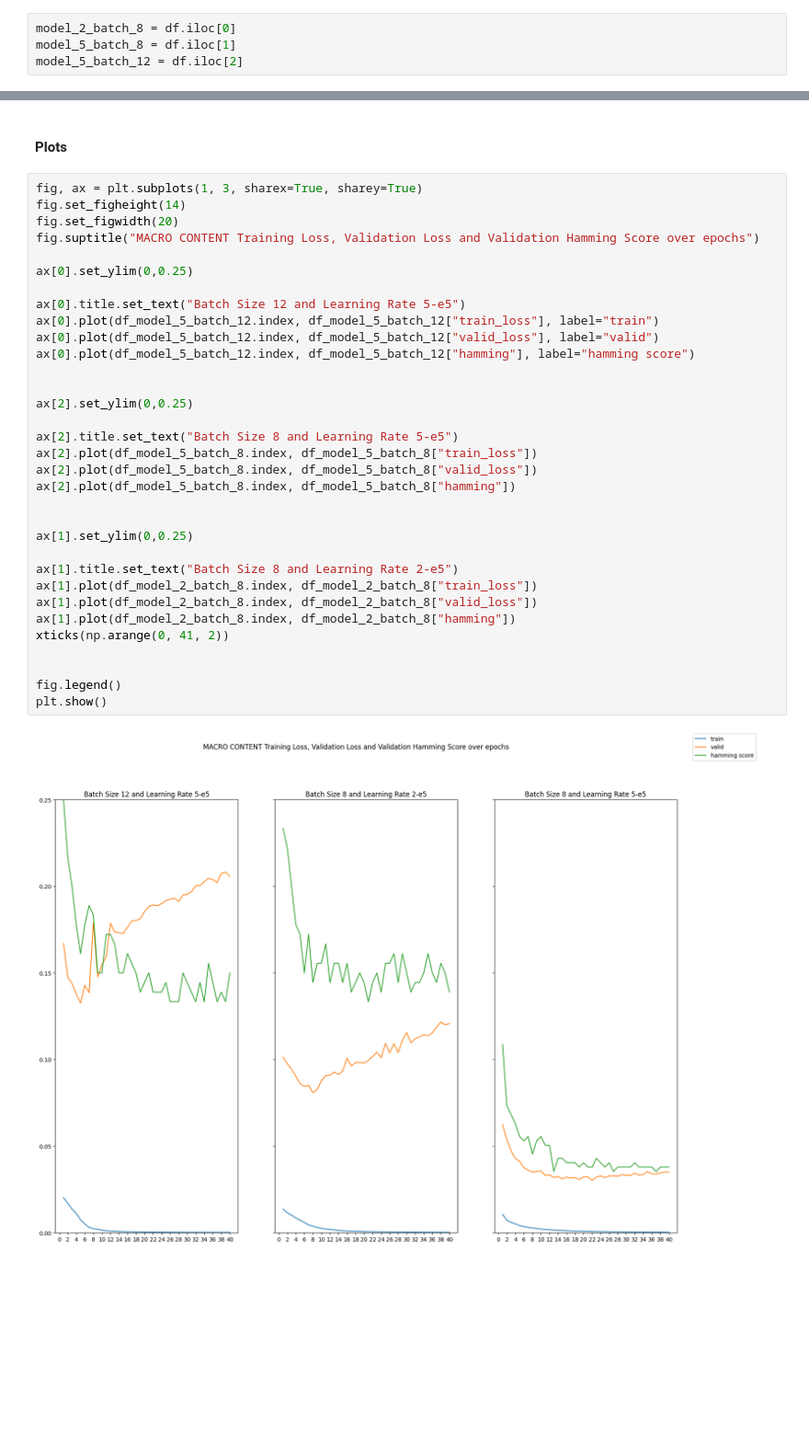
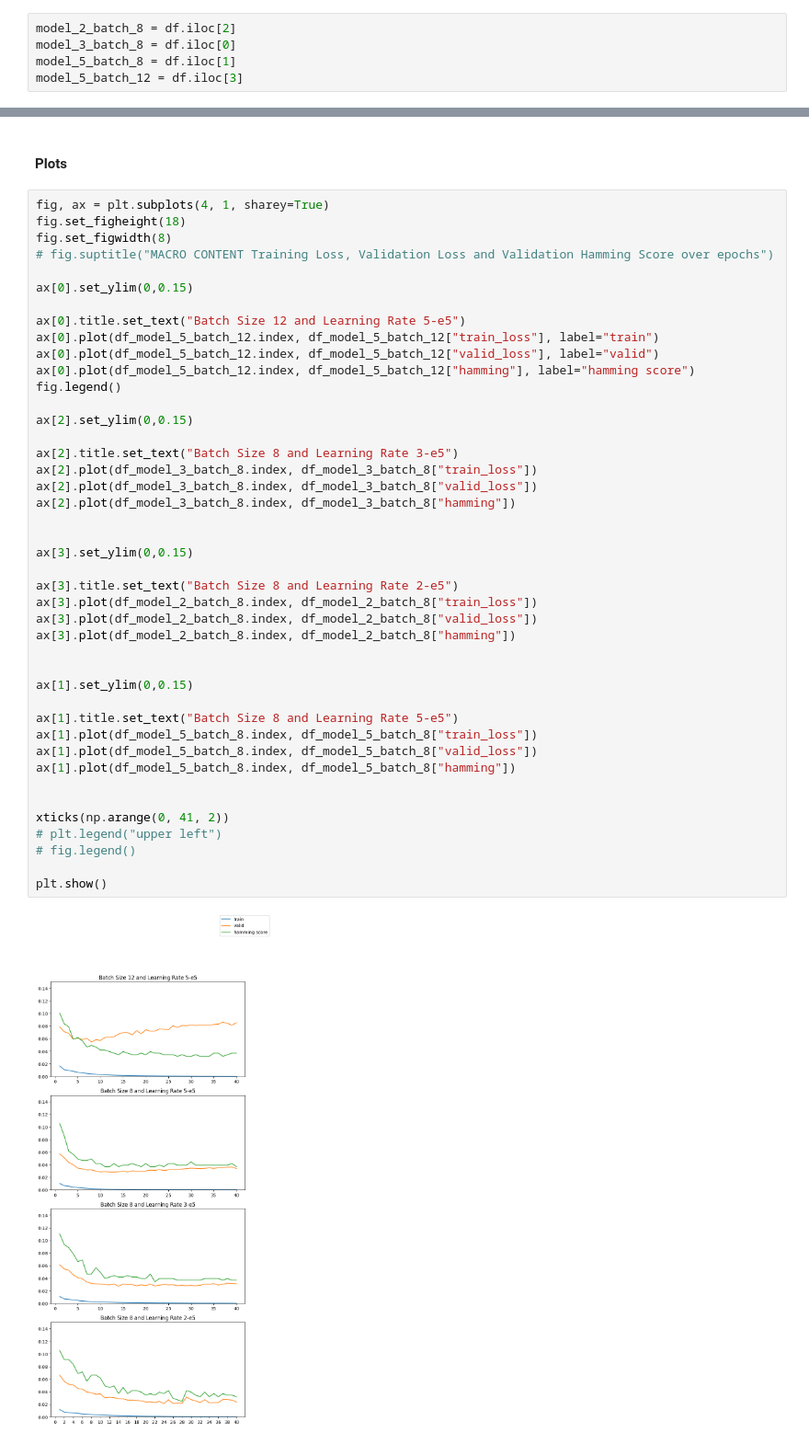
Before and after one commit to alberto-lorente/RorschIA_07-04, a Jupyter notebook: Gridsearch results/Final candidate models/Analysis of Gridserch Results.ipynb, the cells around one changed output, grey strips where cells are left out. Shown at 92% size. Cells and saved outputs as stored; diff of their text form; blank space fills up the shorter version.

```diff
--- a/Gridsearch results/Final candidate models/Analysis of Gridserch Results.ipynb
+++ b/Gridsearch results/Final candidate models/Analysis of Gridserch Results.ipynb
@@ -388,7 +381,8 @@ df_best[filter_columns].sort_values(["test_loss"], ascending=True)
 # %%
-model_2_batch_8 = df.iloc[0]
+model_2_batch_8 = df.iloc[2]
+model_3_batch_8 = df.iloc[0]
 model_5_batch_8 = df.iloc[1]
-model_5_batch_12 = df.iloc[2]
+model_5_batch_12 = df.iloc[3]
 # %%
 df_model_2_batch_8 = get_train_val_metric_df(model_2_batch_8)
 df_model_3_batch_8 = get_train_val_metric_df(model_3_batch_8)
@@ -396,37 +393,47 @@ df_model_5_batch_12 = get_train_val_metric_df(model_5_batch_12)
 # %% [markdown]
 #### Plots
 # %%
-fig, ax = plt.subplots(1, 3, sharex=True, sharey=True)
-fig.set_figheight(14)
-fig.set_figwidth(20)
-fig.suptitle("MACRO CONTENT Training Loss, Validation Loss and Validation Hamming Score over epochs")
+fig, ax = plt.subplots(4, 1, sharey=True)
+fig.set_figheight(18)
+fig.set_figwidth(8)
+# fig.suptitle("MACRO CONTENT Training Loss, Validation Loss and Validation Hamming Score over epochs")
 
-ax[0].set_ylim(0,0.25)
+ax[0].set_ylim(0,0.15)
 
 ax[0].title.set_text("Batch Size 12 and Learning Rate 5-e5")
 ax[0].plot(df_model_5_batch_12.index, df_model_5_batch_12["train_loss"], label="train")
 ax[0].plot(df_model_5_batch_12.index, df_model_5_batch_12["valid_loss"], label="valid")
 ax[0].plot(df_model_5_batch_12.index, df_model_5_batch_12["hamming"], label="hamming score")
+fig.legend()
+
+ax[2].set_ylim(0,0.15)
+
+ax[2].title.set_text("Batch Size 8 and Learning Rate 3-e5")
+ax[2].plot(df_model_3_batch_8.index, df_model_3_batch_8["train_loss"])
+ax[2].plot(df_model_3_batch_8.index, df_model_3_batch_8["valid_loss"])
+ax[2].plot(df_model_3_batch_8.index, df_model_3_batch_8["hamming"])
 
 
-ax[2].set_ylim(0,0.25)
+ax[3].set_ylim(0,0.15)
 
-ax[2].title.set_text("Batch Size 8 and Learning Rate 5-e5")
-ax[2].plot(df_model_5_batch_8.index, df_model_5_batch_8["train_loss"])
-ax[2].plot(df_model_5_batch_8.index, df_model_5_batch_8["valid_loss"])
-ax[2].plot(df_model_5_batch_8.index, df_model_5_batch_8["hamming"])
+ax[3].title.set_text("Batch Size 8 and Learning Rate 2-e5")
+ax[3].plot(df_model_2_batch_8.index, df_model_2_batch_8["train_loss"])
+ax[3].plot(df_model_2_batch_8.index, df_model_2_batch_8["valid_loss"])
+ax[3].plot(df_model_2_batch_8.index, df_model_2_batch_8["hamming"])
 
 
-ax[1].set_ylim(0,0.25)
+ax[1].set_ylim(0,0.15)
 
-ax[1].title.set_text("Batch Size 8 and Learning Rate 2-e5")
-ax[1].plot(df_model_2_batch_8.index, df_model_2_batch_8["train_loss"])
-ax[1].plot(df_model_2_batch_8.index, df_model_2_batch_8["valid_loss"])
-ax[1].plot(df_model_2_batch_8.index, df_model_2_batch_8["hamming"])
-xticks(np.arange(0, 41, 2))
+ax[1].title.set_text("Batch Size 8 and Learning Rate 5-e5")
+ax[1].plot(df_model_5_batch_8.index, df_model_5_batch_8["train_loss"])
+ax[1].plot(df_model_5_batch_8.index, df_model_5_batch_8["valid_loss"])
+ax[1].plot(df_model_5_batch_8.index, df_model_5_batch_8["hamming"])
 
 
-fig.legend()
+xticks(np.arange(0, 41, 2))
+# plt.legend("upper left")
+# fig.legend()
+
 plt.show()
 # %% [output]
-[figure, old version]
+[figure, new version]
```
Also changed, not shown: parts of 19 cells of this notebook, 4 other files.
